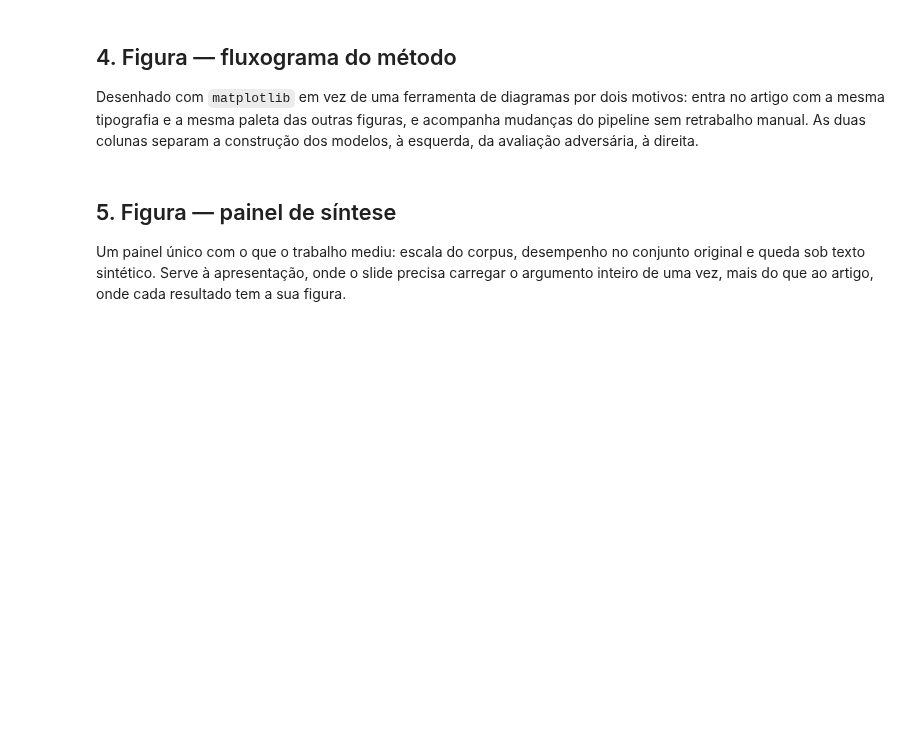
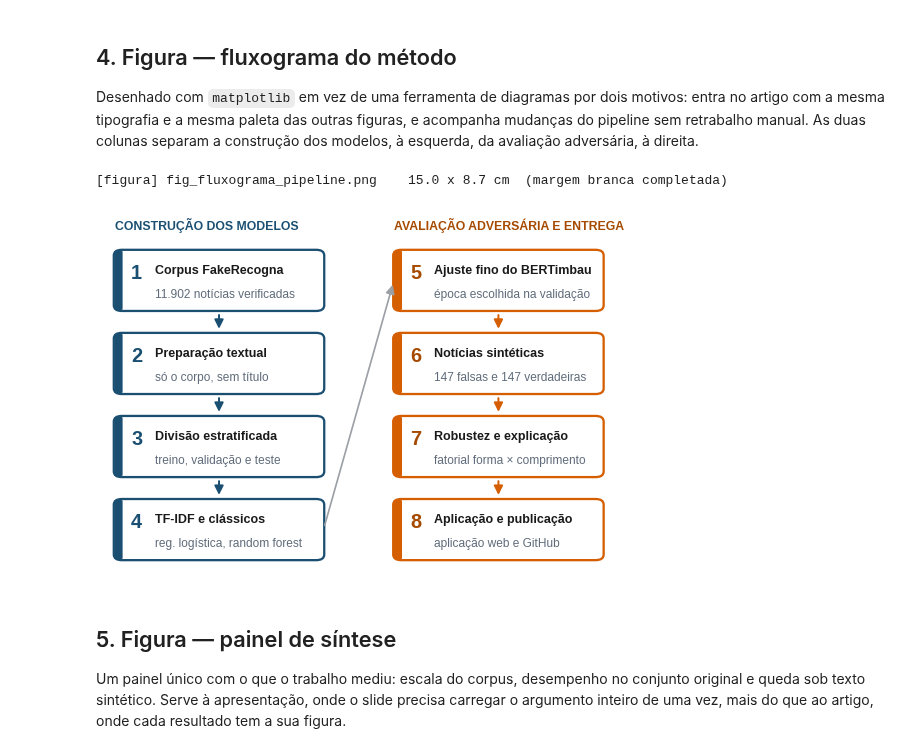
Before and after one commit to AliceFranca0/An-lise-de-Indicadores-de-Fake-News-Pt-Br, a Jupyter notebook: notebooks/Fase8_Fluxograma_Aplicacao.ipynb, the cells around one changed output. Cells and saved outputs as stored; diff of their text form; code cells hidden in the pictures; blank space fills up the shorter version.

```diff
--- a/notebooks/Fase8_Fluxograma_Aplicacao.ipynb
+++ b/notebooks/Fase8_Fluxograma_Aplicacao.ipynb
@@ -761,13 +773,13 @@ from matplotlib.patches import FancyBboxPatch, FancyArrowPatch
 
 etapas = [
     ('1', 'Corpus FakeRecogna',       '11.902 notícias verificadas'),
-    ('2', 'Preparação textual',       'subtítulo descartado'),
-    ('3', 'Divisão estratificada',    '80/20, semente 42'),
+    ('2', 'Preparação textual',       'só o corpo, sem título'),
+    ('3', 'Divisão estratificada',    'treino, validação e teste'),
     ('4', 'TF-IDF e clássicos',       'reg. logística, random forest'),
-    ('5', 'Ajuste fino do BERTimbau', '3 épocas, lr 2e-5'),
-    ('6', 'Notícias sintéticas',      'LLM; duas formas de texto'),
-    ('7', 'Robustez e explicação',    'LIME e truncamento'),
-    ('8', 'Aplicação e publicação',   'Gradio, GitHub, Hugging Face'),
+    ('5', 'Ajuste fino do BERTimbau', 'época escolhida na validação'),
+    ('6', 'Notícias sintéticas',      '147 falsas e 147 verdadeiras'),
+    ('7', 'Robustez e explicação',    'fatorial forma × comprimento'),
+    ('8', 'Aplicação e publicação',   'aplicação web e GitHub'),
 ]
 CORES_COLUNA = [AZUL, LARANJA]
 
@@ -811,33 +823,36 @@ UTIL = L - 0.80 - 0.18
 encolher_para_caber(ax, titulos, UTIL, T_CORPO)
 encolher_para_caber(ax, apoios, UTIL, T_PEQUENO)
 
 
 def flecha(a, b, cor, largura=1.3):
     xa, ya, La, Aa = centros[a]
     xb, yb, Lb, Ab = centros[b]
     if abs(xa - xb) < 0.1:                       # mesma coluna: desce
         p0, p1 = (xa + La / 2, ya), (xb + Lb / 2, yb + Ab)
     else:                                        # troca de coluna: sobe pelo meio
         p0, p1 = (xa + La, ya + Aa / 2), (xb, yb + Ab / 2)
     ax.add_patch(FancyArrowPatch(p0, p1, arrowstyle='-|>', mutation_scale=12,
                                  color=cor, linewidth=largura,
                                  connectionstyle='arc3,rad=0',
                                  shrinkA=3, shrinkB=3, zorder=1))
 
 
 for i in (0, 1, 2):
     flecha(i, i + 1, AZUL)
 flecha(3, 4, '#9AA0A6', largura=1.1)             # transição entre colunas
 for i in (4, 5, 6):
     flecha(i, i + 1, LARANJA)
 
 ax.text(col_x[0], 10.15, 'CONSTRUÇÃO DOS MODELOS', fontsize=T_PEQUENO,
         fontweight='bold', color=AZUL, ha='left', va='bottom')
 ax.text(col_x[1], 10.15, 'AVALIAÇÃO ADVERSÁRIA E ENTREGA', fontsize=T_PEQUENO,
         fontweight='bold', color=LARANJA_TEXTO, ha='left', va='bottom')
 
 salvar(fig, 'fig_fluxograma_pipeline')
 plt.show()
+# %% [output]
+[figura] fig_fluxograma_pipeline.png    15.0 x 8.7 cm  (margem branca completada)
+[figure, added]
 # %% [markdown]
 ## 5. Figura — painel de síntese
 
```
Also changed, not shown: parts of 17 cells of this notebook, 7 other files.
